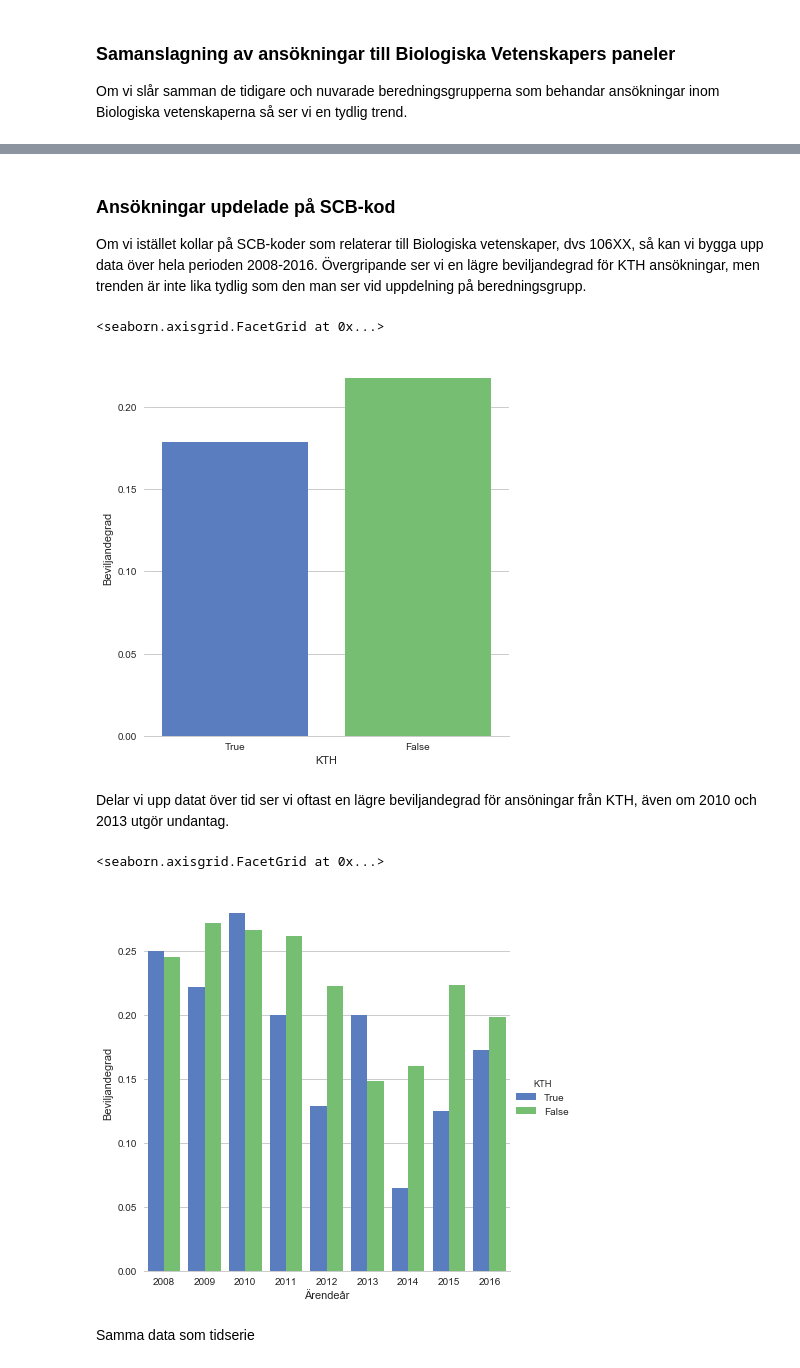
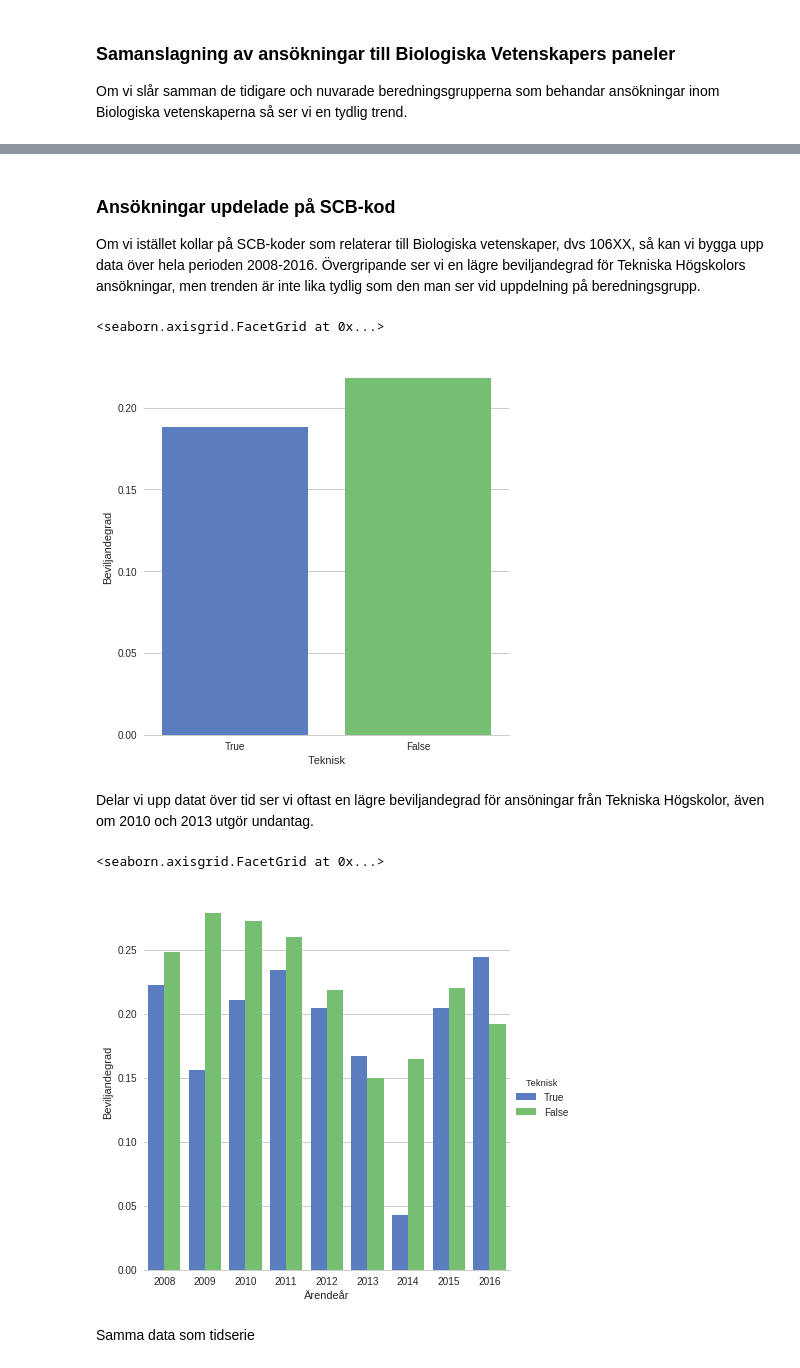
Before and after one commit to statisticalbiotechnology/vrbiostat, a Jupyter notebook: panelwise.ipynb, the cells around one changed output, grey strips where cells are left out. Saved outputs shown, nothing was run; the diff lists cells and outputs as text; code cells hidden in the pictures.

Commit message:
Jag la till analys av Chalmers+KTH

```diff
--- a/panelwise.ipynb
+++ b/panelwise.ipynb
@@ -16,7 +16,8 @@ def read_ansok():
                    ((x.SCB2 >= 10600.0) & (x.SCB2 < 10700.0)) | \
                    ((x.SCB3 >= 10600.0) & (x.SCB3 < 10700.0)))
     df = df.drop(['SCB1','SCB2','SCB3','SCB4','SCB5'], 1)
-    df = df.assign(KTH = lambda x: x.Institut == u'Kungliga Tekniska h\xf6gskolan')
+    df = df.assign(Teknisk = lambda x: (x.Institut == u'Kungliga Tekniska h\xf6gskolan')| \
+                   (x.Institut == u'Chalmers tekniska h\xf6gskola'))
     df = df.assign(Beviljad = lambda x: x.Beslut == u'Beviljad')
     return df
 
@@ -94,28 +95,28 @@ g.set_ylabels("Beviljandegrad")
 # %% [markdown]
 ### Ansökningar updelade på SCB-kod
-Om vi istället kollar på SCB-koder som relaterar till Biologiska vetenskaper, dvs 106XX, så kan vi bygga upp data över hela perioden 2008-2016. Övergripande ser vi en lägre beviljandegrad för KTH ansökningar, men trenden är inte lika tydlig som den man ser vid uppdelning på beredningsgrupp.
+Om vi istället kollar på SCB-koder som relaterar till Biologiska vetenskaper, dvs 106XX, så kan vi bygga upp data över hela perioden 2008-2016. Övergripande ser vi en lägre beviljandegrad för Tekniska Högskolors ansökningar, men trenden är inte lika tydlig som den man ser vid uppdelning på beredningsgrupp.
 # %%
 subset = df.loc[df['Biology']]
-g = sns.factorplot("KTH", data=subset, y="Beviljad",
+g = sns.factorplot("Teknisk", data=subset, y="Beviljad",
                    size=6, kind="bar", palette="muted",
                    order = [True,False], ci= None)
 g.despine(left=True)
 g.set_ylabels("Beviljandegrad")
 # %% [output]
 <seaborn.axisgrid.FacetGrid at 0x...>
-[figure, old version]
+[figure, new version]
 # %% [markdown]
-Delar vi upp datat över tid ser vi oftast en lägre beviljandegrad för ansöningar från KTH, även om 2010 och 2013 utgör undantag.
+Delar vi upp datat över tid ser vi oftast en lägre beviljandegrad för ansöningar från Tekniska Högskolor, även om 2010 och 2013 utgör undantag.
 # %%
 subset = df.loc[df['Biology']]
-g = sns.factorplot(x=u'Ärendeår', y="Beviljad", hue="KTH", data=subset,
+g = sns.factorplot(x=u'Ärendeår', y="Beviljad", hue="Teknisk", data=subset,
                    size=6, kind="bar", palette="muted",
                    hue_order = [True,False], ci= None)
 g.despine(left=True)
 g.set_ylabels("Beviljandegrad")
 # %% [output]
 <seaborn.axisgrid.FacetGrid at 0x...>
-[figure, old version]
+[figure, new version]
 # %% [markdown]
 Samma data som tidserie
 # %%
```
Also changed, not shown: parts of 6 cells of this notebook, 1 other file.
